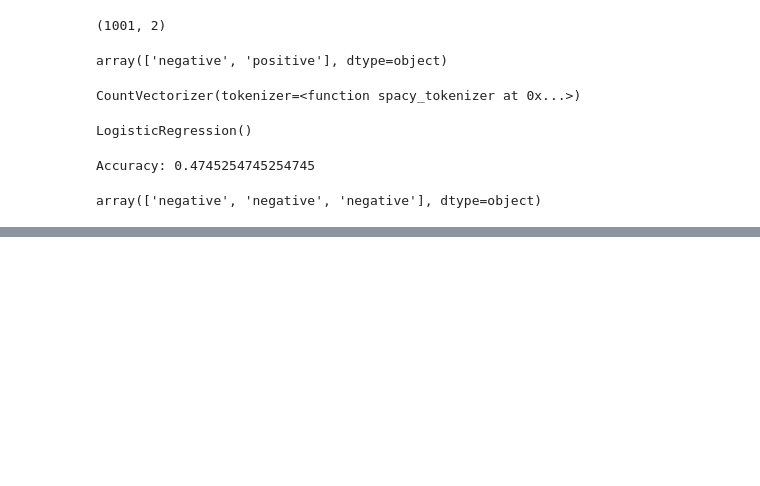
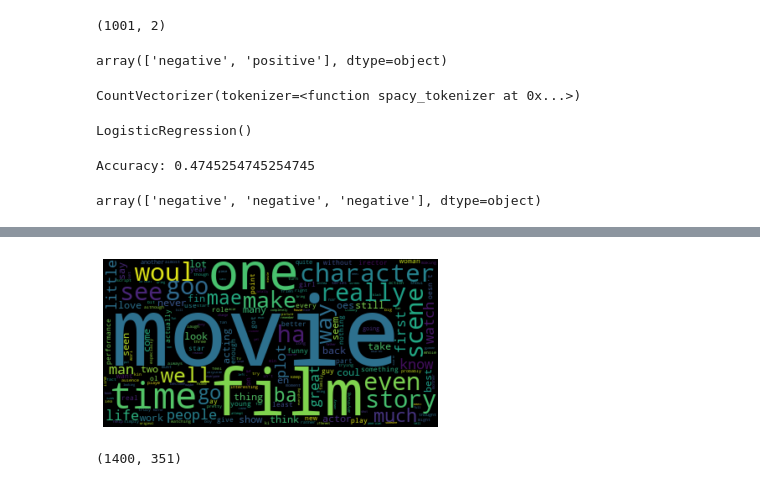
Before and after one commit to nopynospy/uipath-ai-tutorial, a Jupyter notebook: sentiment_analysis.ipynb, the cells around one changed output, grey strips where cells are left out. Cells and saved outputs as stored; diff of their text form; code cells hidden in the pictures; blank space fills up the shorter version.

```diff
--- a/sentiment_analysis.ipynb
+++ b/sentiment_analysis.ipynb
@@ -100,0 +127,33 @@ array(['negative', 'negative', 'negative'], dtype=object)
+# %%
+def cleaning(df, stop_words):
+
+    df['input'] = df['input'].apply(lambda x:
+
+            ' '.join(x.lower() for x in x.split()))
+
+    # Replacing the special characters
+
+    df['input'] = df['input'].str.replace(r'<[^<>]*>', '', regex=True)
+
+    # Replacing the digits/numbers
+
+    df['input'] = df['input'].str.replace('d', '')
+
+    # Removing stop words
+
+    df['input'] = df['input'].apply(lambda x:
+
+            ' '.join(x for x in x.split() if x not in stop_words))
+
+    # Lemmatization
+
+    df['input'] = df['input'].apply(lambda x:
+
+            ' '.join([Word(x).lemmatize() for x in x.split()]))
+
+    return df
+
+stop_words = stopwords.words('english')
+
+train_df = cleaning(train_df, stop_words)
+test_df = cleaning(test_df, stop_words)
@@ -100,0 +169,26 @@ array(['negative', 'negative', 'negative'], dtype=object)
+# %%
+common_words=''
+for i in train_df.input:
+    i = str(i)
+    tokens = i.split()
+    common_words += " ".join(tokens)+" "
+wordcloud = wordcloud.WordCloud().generate(common_words)
+plt.imshow(wordcloud, interpolation='bilinear')
+plt.axis("off")
+plt.show()
+# %% [output]
+[figure, added]
+# %%
+X = pd.concat([train_df["input"], test_df["input"]])
+y = pd.concat([train_df["target"], test_df["target"]])
+
+lb=LabelEncoder()
+y = lb.fit_transform(y)
+
+tokenizer = Tokenizer(num_words=500, split=' ')
+tokenizer.fit_on_texts(X)
+X = tokenizer.texts_to_sequences(X)
+X = pad_sequences(X)
+X.shape
+# %% [output]
+(1400, 351)
```
Also changed, not shown: parts of 23 cells of this notebook.
